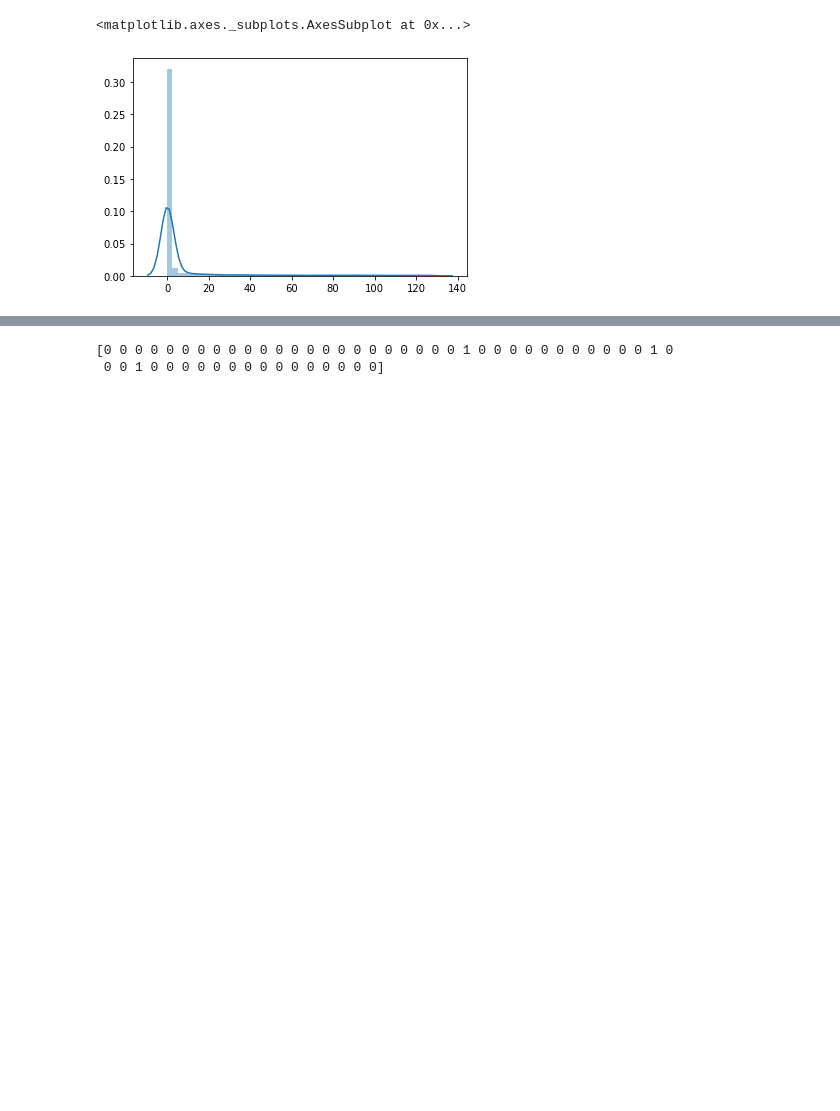
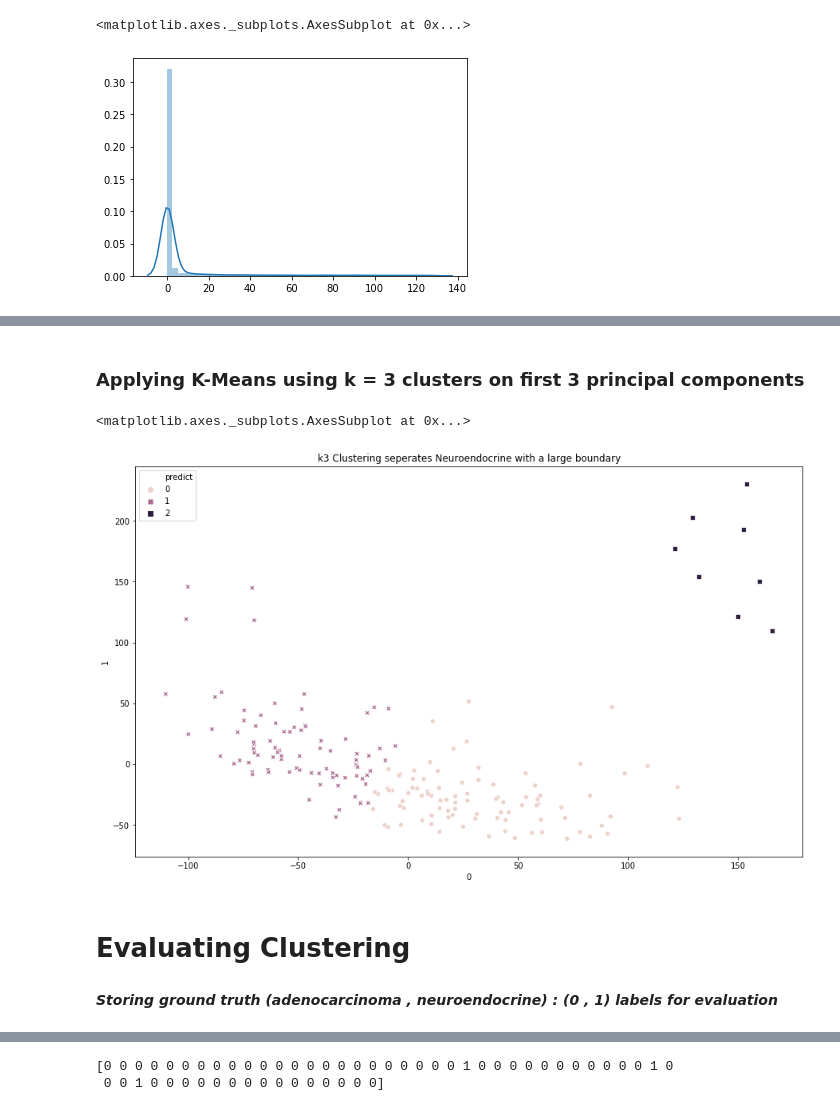
Before and after one commit to sour4bh/PAAD-RNA-Seq-Analysis, a Jupyter notebook: genome.ipynb, the cells around one changed output, grey strips where cells are left out. Drawn from its saved outputs; the diff is of its cells as text; code cells hidden in the pictures; blank space fills up the shorter version.

```diff
--- a/genome.ipynb
+++ b/genome.ipynb
@@ -146,0 +204,15 @@ componenets = pd.DataFrame(pca.fit_transform(X))
+# %% [markdown]
+### Applying K-Means using k = 3 clusters on first 3 principal components
+# %%
+kmeans = KMeans(n_clusters=3, random_state=42).fit(componenets.iloc[:,:3])
+componenets['predict'] = kmeans.predict(componenets.iloc[:,:3])
+plt.figure(figsize=(15,9))
+plt.title('k3 Clustering seperates Neuroendocrine with a large boundary')
+sns.scatterplot(x='0', y='1', hue='predict', style='predict', data=componenets)
+# %% [output]
+<matplotlib.axes._subplots.AxesSubplot at 0x...>
+[figure, added]
+# %% [markdown]
+# Evaluating Clustering
+# %% [markdown]
+***Storing ground truth (adenocarcinoma , neuroendocrine) : (0 , 1)   labels for evaluation***
```
Also changed, not shown: parts of 80 cells of this notebook, 5 other files.
